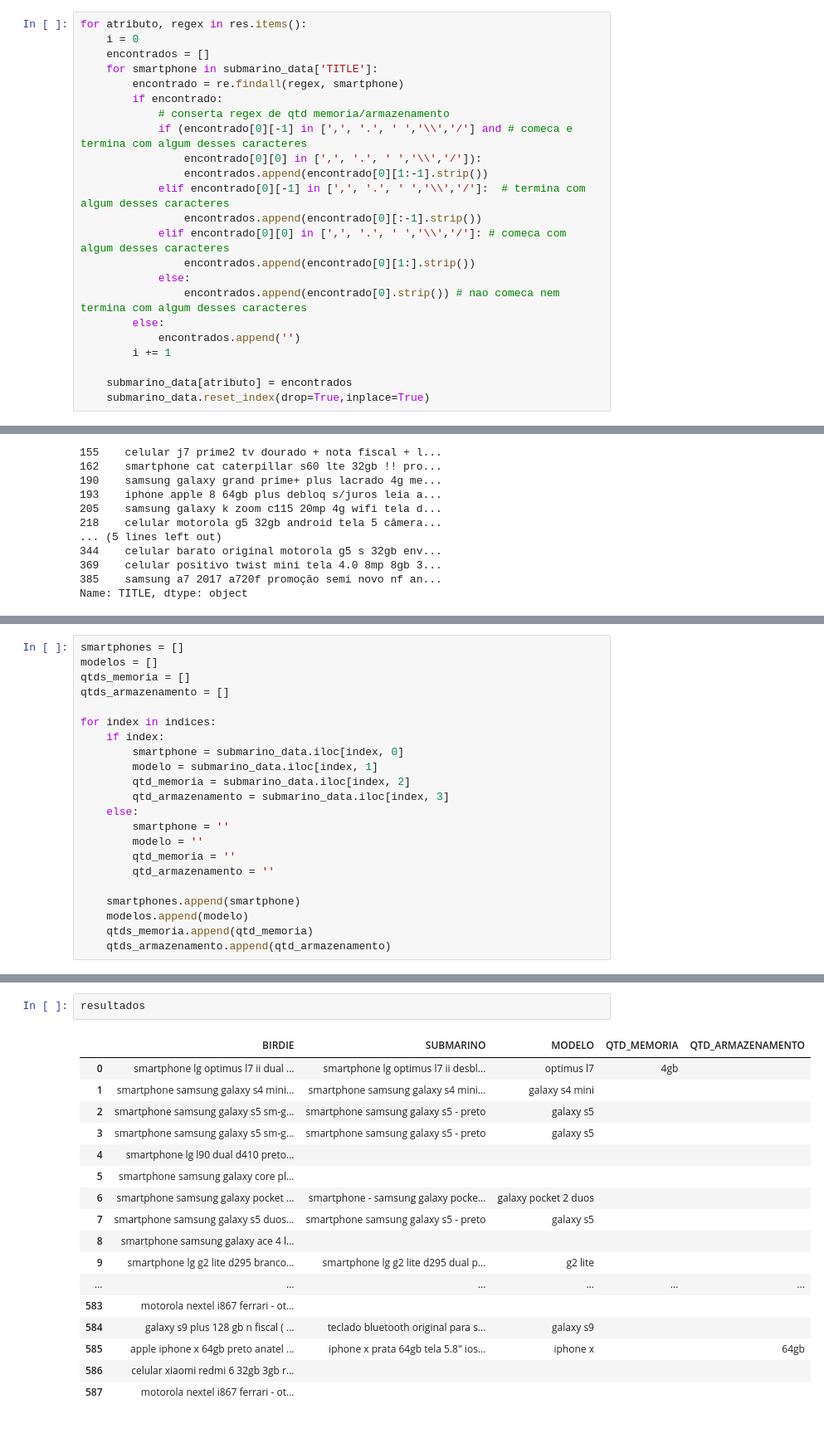
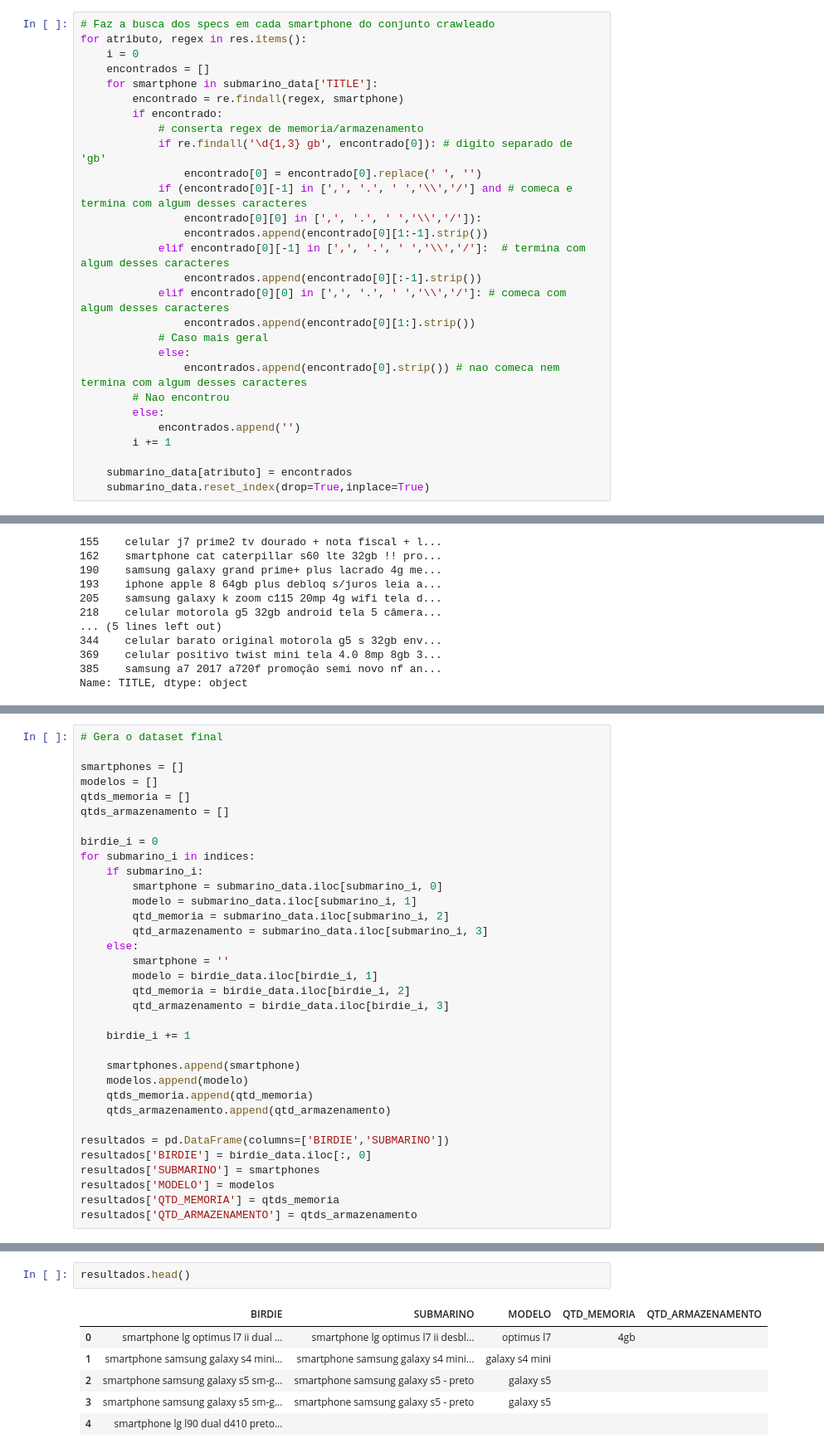
Before and after one commit to JAugusto97/SmartphoneClassifier, a Jupyter notebook: birdie_ps_2019.ipynb, the cells around one changed output, grey strips where cells are left out. Shown at 83% size. Drawn from its saved outputs; the diff is of its cells as text; blank space fills up the shorter version.

```diff
--- a/birdie_ps_2019.ipynb
+++ b/birdie_ps_2019.ipynb
@@ -427,13 +446,16 @@ for atributo, regex in res.items():
     birdie_data[atributo] = encontrados
     birdie_data.reset_index(drop=True,inplace=True)
 # %%
+# Faz a busca dos specs em cada smartphone do conjunto crawleado
 for atributo, regex in res.items():
     i = 0
     encontrados = []
     for smartphone in submarino_data['TITLE']:
         encontrado = re.findall(regex, smartphone)
         if encontrado:
-            # conserta regex de qtd memoria/armazenamento
+            # conserta regex de memoria/armazenamento
+            if re.findall('\d{1,3} gb', encontrado[0]): # digito separado de 'gb'
+                encontrado[0] = encontrado[0].replace(' ', '')
             if (encontrado[0][-1] in [',', '.', ' ','\\','/'] and # comeca e termina com algum desses caracteres
                 encontrado[0][0] in [',', '.', ' ','\\','/']):
                 encontrados.append(encontrado[0][1:-1].strip())
@@ -441,8 +463,10 @@ for atributo, regex in res.items():
                 encontrados.append(encontrado[0][:-1].strip())
             elif encontrado[0][0] in [',', '.', ' ','\\','/']: # comeca com algum desses caracteres
                 encontrados.append(encontrado[0][1:].strip())
+            # Caso mais geral
             else:
                 encontrados.append(encontrado[0].strip()) # nao comeca nem termina com algum desses caracteres
+        # Nao encontrou
         else:
             encontrados.append('')
         i += 1
@@ -661,24 +708,36 @@ for match in matches:
     else:
         indices.append(None)
 # %%
+# Gera o dataset final
+
 smartphones = []
 modelos = []
 qtds_memoria = []
 qtds_armazenamento = []
 
-for index in indices:
-    if index:
-        smartphone = submarino_data.iloc[index, 0]
-        modelo = submarino_data.iloc[index, 1]
-        qtd_memoria = submarino_data.iloc[index, 2]
-        qtd_armazenamento = submarino_data.iloc[index, 3]
+birdie_i = 0
+for submarino_i in indices:
+    if submarino_i:
+        smartphone = submarino_data.iloc[submarino_i, 0]
+        modelo = submarino_data.iloc[submarino_i, 1]
+        qtd_memoria = submarino_data.iloc[submarino_i, 2]
+        qtd_armazenamento = submarino_data.iloc[submarino_i, 3]
     else:
         smartphone = ''
-        modelo = ''
-        qtd_memoria = ''
-        qtd_armazenamento = ''
+        modelo = birdie_data.iloc[birdie_i, 1]
+        qtd_memoria = birdie_data.iloc[birdie_i, 2]
+        qtd_armazenamento = birdie_data.iloc[birdie_i, 3]
+
+    birdie_i += 1
 
     smartphones.append(smartphone)
     modelos.append(modelo)
     qtds_memoria.append(qtd_memoria)
     qtds_armazenamento.append(qtd_armazenamento)
+
+resultados = pd.DataFrame(columns=['BIRDIE','SUBMARINO'])
+resultados['BIRDIE'] = birdie_data.iloc[:, 0]
+resultados['SUBMARINO'] = smartphones
+resultados['MODELO'] = modelos
+resultados['QTD_MEMORIA'] = qtds_memoria
+resultados['QTD_ARMAZENAMENTO'] = qtds_armazenamento
@@ -692,20 +744,9 @@ resultados['QTD_ARMAZENAMENTO'] = qtds_armazenamento
 # %%
-resultados
+resultados.head()
 # %% [output]
 |  | BIRDIE | SUBMARINO | MODELO | QTD_MEMORIA | QTD_ARMAZENAMENTO |
 | 0 | smartphone lg optimus l7 ii dual ... | smartphone lg optimus l7 ii desbl... | optimus l7 | 4gb |  |
 | 1 | smartphone samsung galaxy s4 mini... | smartphone samsung galaxy s4 mini... | galaxy s4 mini |  |  |
 | 2 | smartphone samsung galaxy s5 sm-g... | smartphone samsung galaxy s5 - preto | galaxy s5 |  |  |
 | 3 | smartphone samsung galaxy s5 sm-g... | smartphone samsung galaxy s5 - preto | galaxy s5 |  |  |
 | 4 | smartphone lg l90 dual d410 preto... |  |  |  |  |
-| 5 | smartphone samsung galaxy core pl... |  |  |  |  |
-| 6 | smartphone samsung galaxy pocket ... | smartphone - samsung galaxy pocke... | galaxy pocket 2 duos |  |  |
-| 7 | smartphone samsung galaxy s5 duos... | smartphone samsung galaxy s5 - preto | galaxy s5 |  |  |
-| 8 | smartphone samsung galaxy ace 4 l... |  |  |  |  |
-| 9 | smartphone lg g2 lite d295 branco... | smartphone lg g2 lite d295 dual p... | g2 lite |  |  |
-| ... | ... | ... | ... | ... | ... |
-| 583 | motorola nextel i867 ferrari - ot... |  |  |  |  |
-| 584 | galaxy s9 plus 128 gb n fiscal ( ... | teclado bluetooth original para s... | galaxy s9 |  |  |
-| 585 | apple iphone x 64gb preto anatel ... | iphone x prata 64gb tela 5.8" ios... | iphone x |  | 64gb |
-| 586 | celular xiaomi redmi 6 32gb 3gb r... |  |  |  |  |
-| 587 | motorola nextel i867 ferrari - ot... |  |  |  |  |
```
Also changed, not shown: parts of 38 cells of this notebook, 2 other files.
